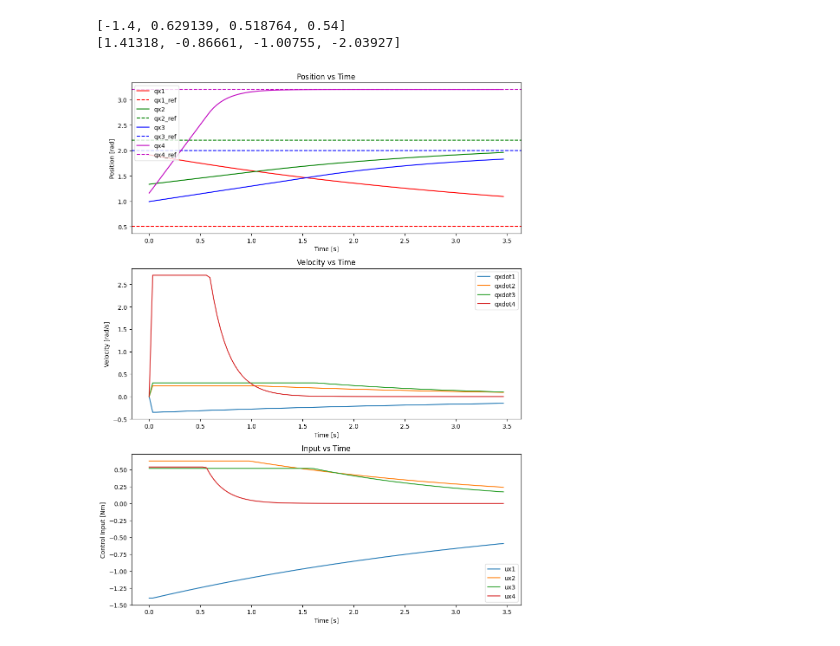
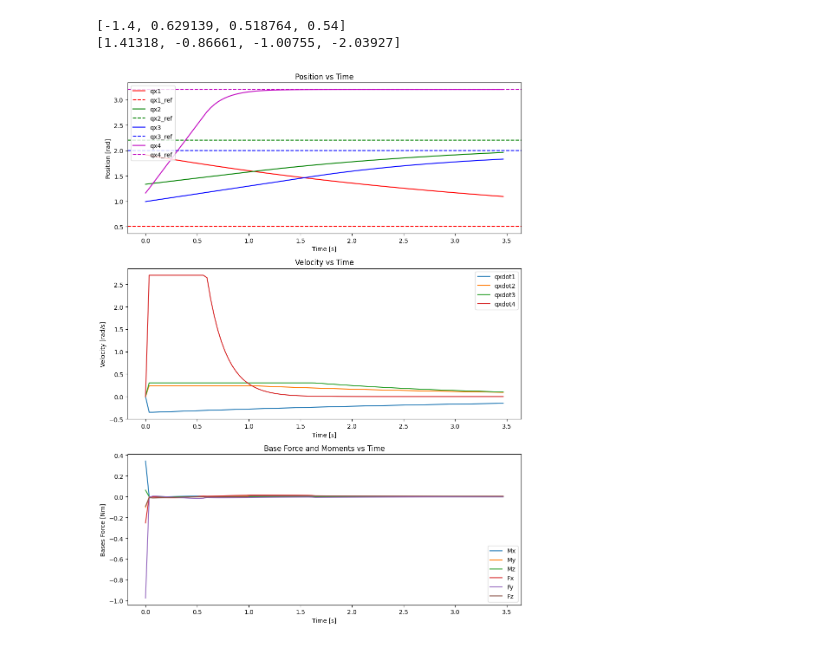
Before and after one commit to edxmorgan/diff_uvms, a Jupyter notebook: usage/example/arm_pid.ipynb, the cells around one changed output. Saved outputs shown, nothing was run; the diff lists cells and outputs as text; code cells hidden in the pictures.

Commit message:
base forces and moments

```diff
--- a/usage/example/arm_pid.ipynb
+++ b/usage/example/arm_pid.ipynb
@@ -30,14 +30,14 @@ qref = np.array([0.5, 2.2, 2.0, 3.2])
 # Preallocate storage as numpy arrays for better performance
 positions = np.zeros((alpha.sim_n, 4))  # Assuming qx has 4 elements
 velocities = np.zeros((alpha.sim_n, 4))  # Assuming qxdot has 4 elements
-inputs = np.zeros((alpha.sim_n, 4))  # Size based on ux dimensions
+inputs = np.zeros((alpha.sim_n, 6))  # Size based on ux dimensions
 buffer = 0
 # Main loop
 for i in range(alpha.sim_n):
 
     ux , errr = pid_control(qx, qxdot, qref, alpha.Kp, alpha.Ki, alpha.Kd, buffer, alpha.delta_t, alpha.u_max, alpha.u_min)
 
-    a , u_used = F_next_(cs.vertcat(qx, qxdot), ux, alpha.sim_p, alpha.delta_t, alpha.joint_min, alpha.joint_max)
+    a , u_used = F_next_(cs.vertcat(qx, qxdot), ux, alpha.sim_p, alpha.delta_t, alpha.joint_min, alpha.joint_max, alpha.base_T0)
     # Store data at each iteration
     positions[i, :] = qx
     velocities[i, :] = qxdot
@@ -66,34 +66,34 @@ axs[0].plot(time, positions[:, 0], color='r', label=f'qx{1}')
 axs[0].axhline(y=qref[0], color='r', linestyle='--')
 
 axs[0].plot(time, positions[:, 1], color='g', label=f'qx{2}')
 axs[0].axhline(y=qref[1], color='g', linestyle='--')
 
 axs[0].plot(time, positions[:, 2], color='b', label=f'qx{3}')
 axs[0].axhline(y=qref[2], color='b', linestyle='--')
 
 axs[0].plot(time, positions[:, 3], color='m', label=f'qx{4}')
 axs[0].axhline(y=qref[3], color='m', linestyle='--')
 
 axs[0].set_title('Position vs Time')
 axs[0].set_xlabel('Time [s]')
 axs[0].set_ylabel('Position [rad]')
 axs[0].legend(['qx1', 'qx1_ref', 'qx2', 'qx2_ref', 'qx3', 'qx3_ref', 'qx4', 'qx4_ref'])
 
 # Velocity plot
 axs[1].plot(time, velocities)
 axs[1].set_title('Velocity vs Time')
 axs[1].set_xlabel('Time [s]')
 axs[1].set_ylabel('Velocity [rad/s]')
 axs[1].legend(['qxdot1', 'qxdot2', 'qxdot3', 'qxdot4'])
 
 # Input plot
 axs[2].plot(time, inputs)
-axs[2].set_title('Input vs Time')
+axs[2].set_title('Base Force and Moments vs Time')
 axs[2].set_xlabel('Time [s]')
-axs[2].set_ylabel('Control Input [Nm]')
-axs[2].legend(['ux1', 'ux2', 'ux3', 'ux4'])
+axs[2].set_ylabel('Bases Force [Nm]')
+axs[2].legend(['Mx', 'My', 'Mz', 'Fx', 'Fy', 'Fz'])
 
 plt.tight_layout()
 plt.show()
 # %% [output]
-[figure, old version]
+[figure, new version]
```
Also changed, not shown: 3 other files.
